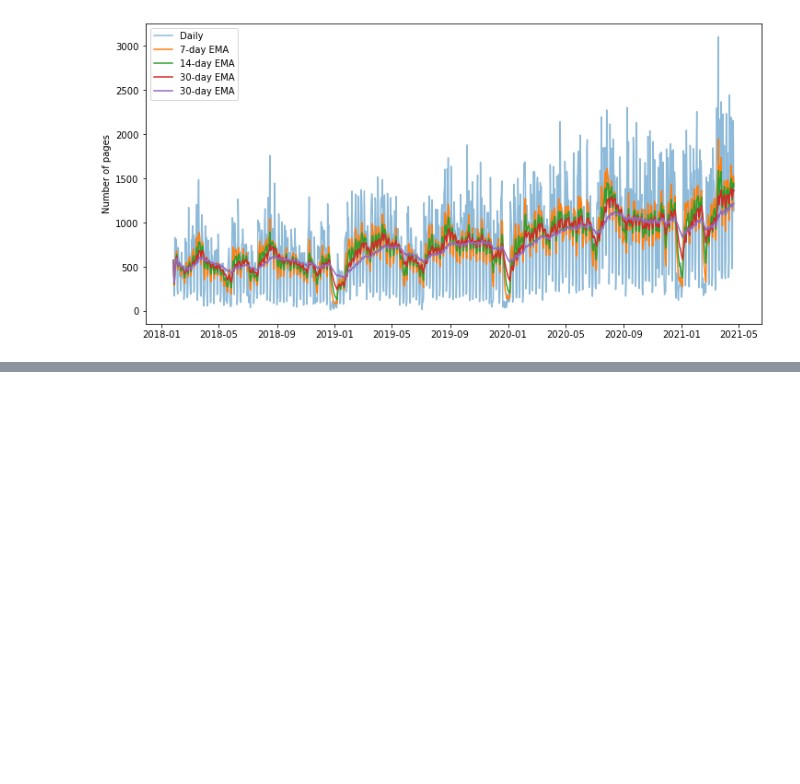
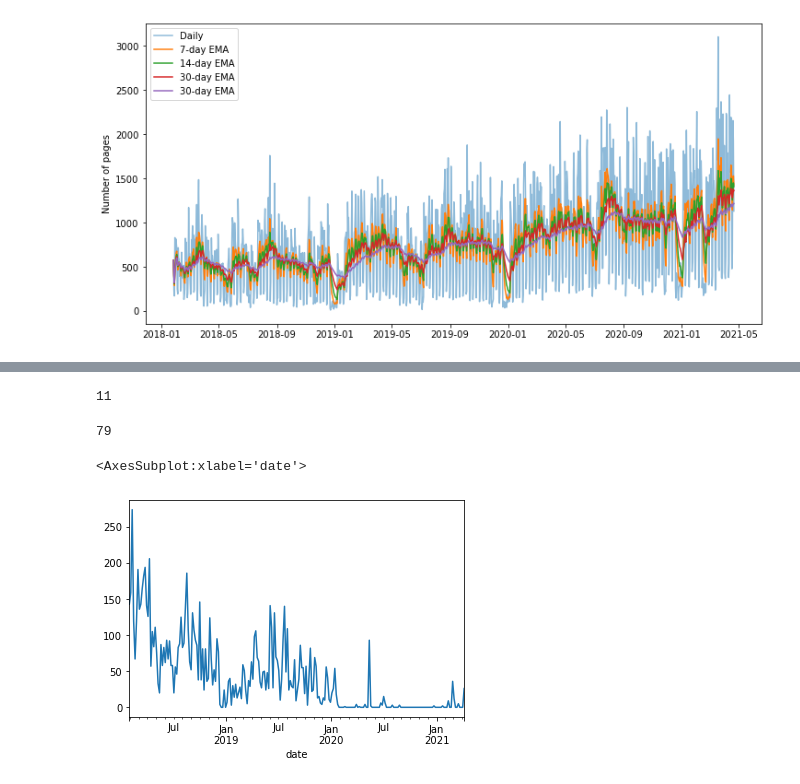
Before and after one commit to jesse-d-marder/anomaly-detection-exercises, a Jupyter notebook: time_series_anomaly_detection.ipynb, the cells around one changed output, grey strips where cells are left out. Saved outputs shown, nothing was run; the diff lists cells and outputs as text; code cells hidden in the pictures; blank space fills up the shorter version.

```diff
--- a/time_series_anomaly_detection.ipynb
+++ b/time_series_anomaly_detection.ipynb
@@ -72,0 +331,15 @@ plt.show()
+# %%
+small_df.cohort_id.nunique()
+# %% [output]
+11
+# %%
+small_df.user_id.nunique()
+# %% [output]
+79
+# %%
+cohort_e = pd.DataFrame(df[df.cohort_id==14.0].resample('5d').path.count())
+
+cohort_e.path.plot()
+# %% [output]
+<AxesSubplot:xlabel='date'>
+[figure, added]
```
Also changed, not shown: parts of 33 cells of this notebook.
